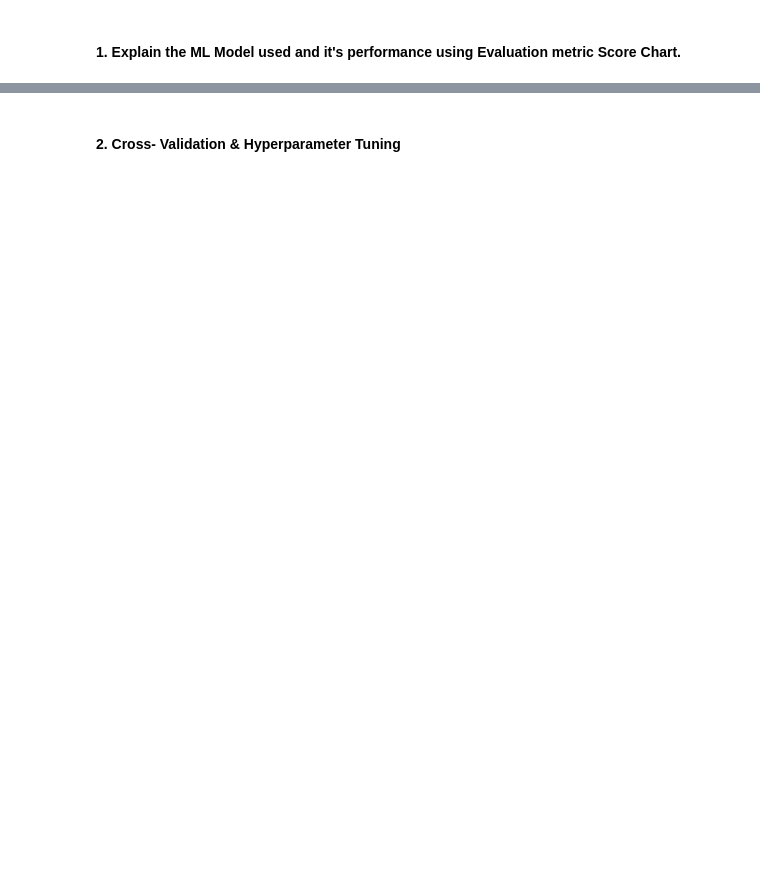
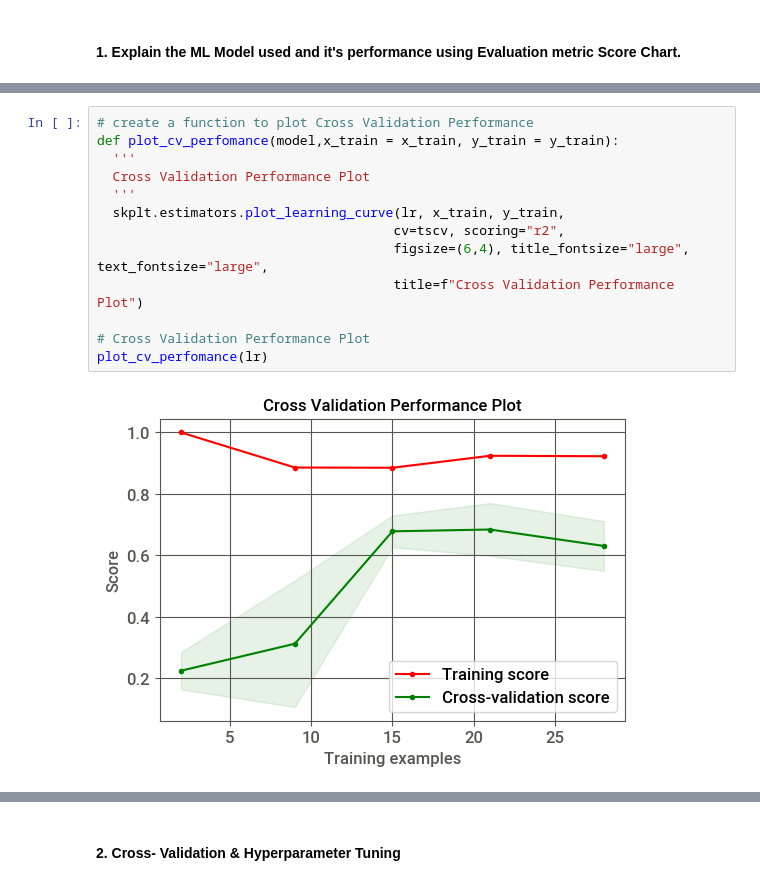
Before and after one commit to kuldeep-sngh/Yes-Bank-Stock-Closing-Price-Prediction, a Jupyter notebook: working_colab_Yes_Bank_Stock_Closing_Price_Prediction.ipynb, the cells around one changed output, grey strips where cells are left out. Saved outputs shown, nothing was run; the diff lists cells and outputs as text; blank space fills up the shorter version.

```diff
--- a/working_colab_Yes_Bank_Stock_Closing_Price_Prediction.ipynb
+++ b/working_colab_Yes_Bank_Stock_Closing_Price_Prediction.ipynb
@@ -1207,3 +1271,18 @@ cross_val_score = 0.7537055333731464
+# %%
+# create a function to plot Cross Validation Performance
+def plot_cv_perfomance(model,x_train = x_train, y_train = y_train):
+  '''
+  Cross Validation Performance Plot
+  '''
+  skplt.estimators.plot_learning_curve(lr, x_train, y_train,
+                                      cv=tscv, scoring="r2",
+                                      figsize=(6,4), title_fontsize="large", text_fontsize="large",
+                                      title=f"Cross Validation Performance Plot")
+
+# Cross Validation Performance Plot
+plot_cv_perfomance(lr)
+# %% [output]
+[figure, added]
 # %%
 # visualizing cofficients
 features = selected_df.drop('Close', axis = 1).columns
```
Also changed, not shown: parts of 23 cells of this notebook.
